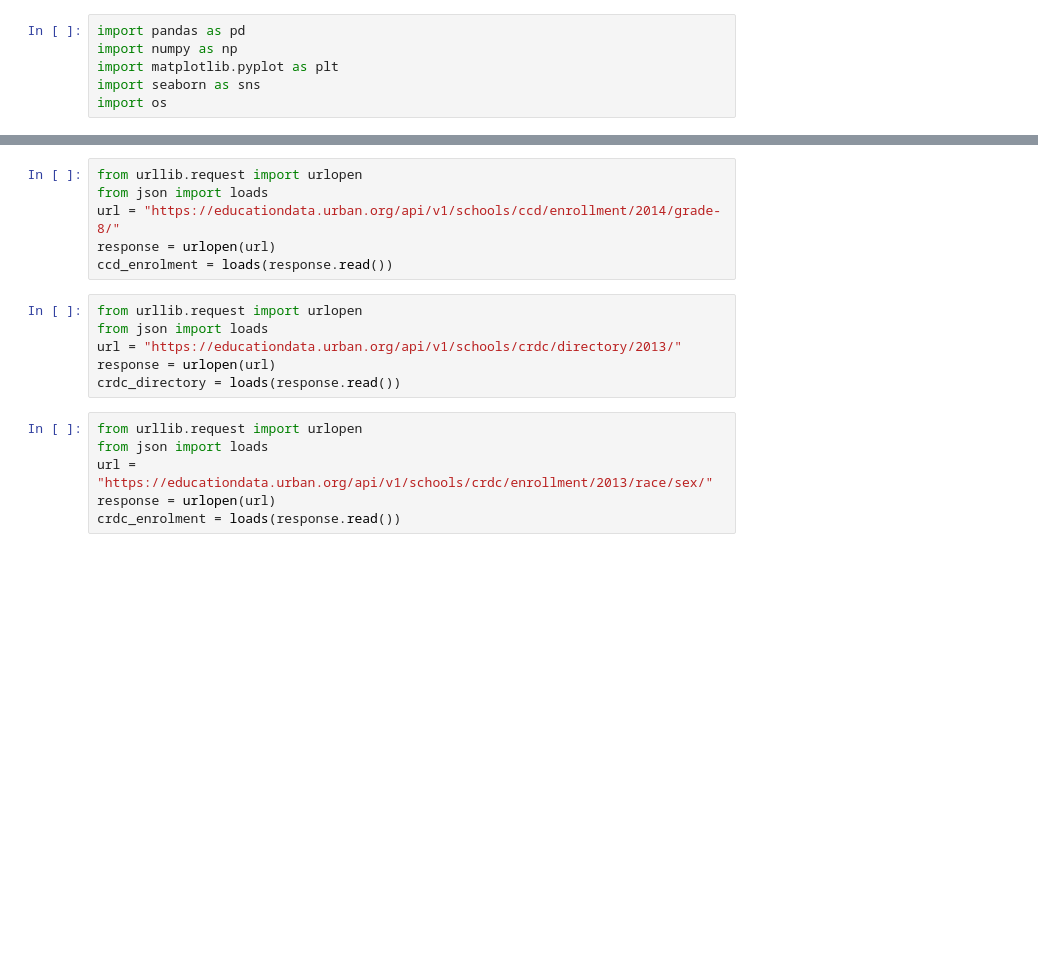
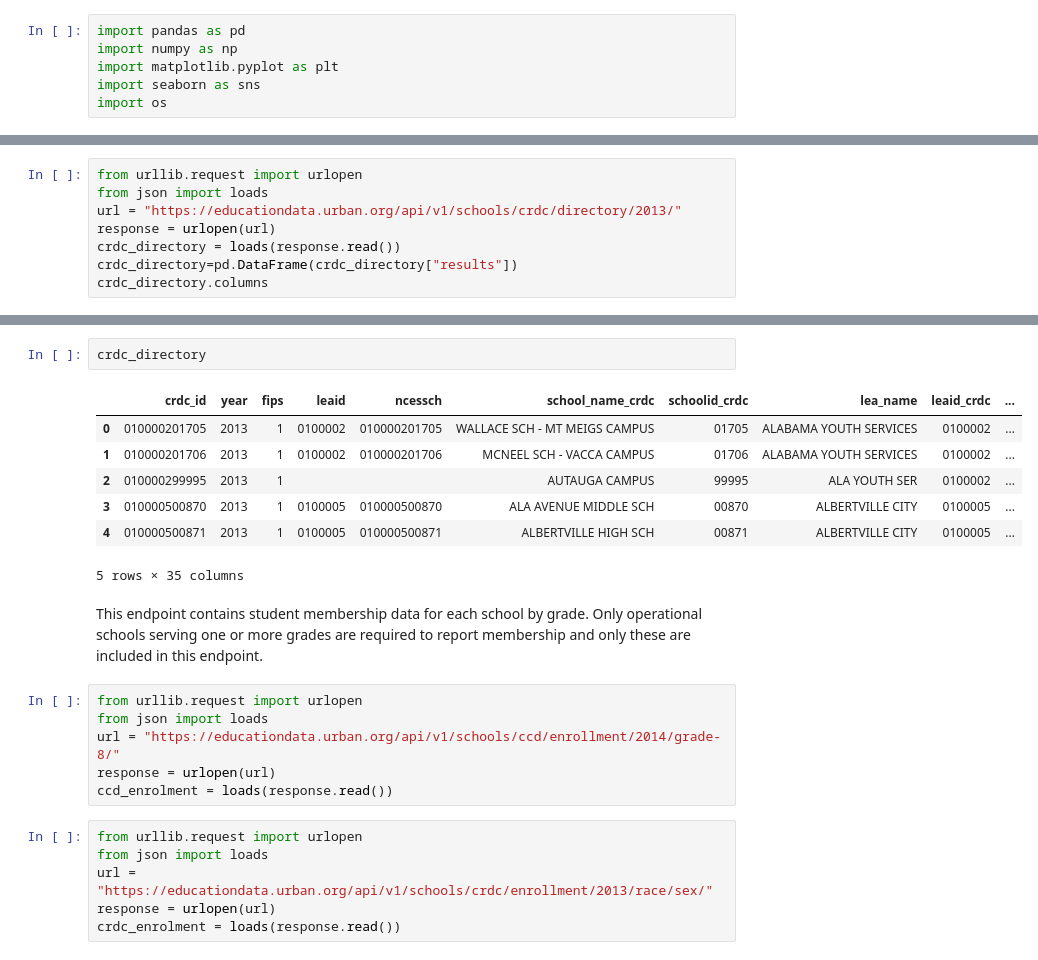
Before and after one commit to MaryamNzr/Springboard-Capstone-1, a Jupyter notebook: Education-Data-Portal.ipynb, the cells around one changed output, grey strips where cells are left out. Saved outputs shown, nothing was run; the diff lists cells and outputs as text; blank space fills up the shorter version.

```diff
--- a/Education-Data-Portal.ipynb
+++ b/Education-Data-Portal.ipynb
@@ -16,0 +59,8 @@ This endpoint contains student membership data for each school by grade. Only op
+# %%
+from urllib.request import urlopen
+from json import loads
+url = "https://educationdata.urban.org/api/v1/schools/crdc/directory/2013/"
+response = urlopen(url)
+crdc_directory = loads(response.read())
+crdc_directory=pd.DataFrame(crdc_directory["results"])
+crdc_directory.columns
@@ -17,15 +76,21 @@ This endpoint contains student membership data for each school by grade. Only op
+# %%
+crdc_directory
+# %% [output]
+|  | crdc_id | year | fips | leaid | ncessch | school_name_crdc | schoolid_crdc | lea_name | leaid_crdc | ... |
+| 0 | 010000201705 | 2013 | 1 | 0100002 | 010000201705 | WALLACE SCH - MT MEIGS CAMPUS | 01705 | ALABAMA YOUTH SERVICES | 0100002 | ... |
+| 1 | 010000201706 | 2013 | 1 | 0100002 | 010000201706 | MCNEEL SCH - VACCA CAMPUS | 01706 | ALABAMA YOUTH SERVICES | 0100002 | ... |
+| 2 | 010000299995 | 2013 | 1 |  |  | AUTAUGA CAMPUS | 99995 | ALA YOUTH SER | 0100002 | ... |
+| 3 | 010000500870 | 2013 | 1 | 0100005 | 010000500870 | ALA AVENUE MIDDLE SCH | 00870 | ALBERTVILLE CITY | 0100005 | ... |
+| 4 | 010000500871 | 2013 | 1 | 0100005 | 010000500871 | ALBERTVILLE HIGH SCH | 00871 | ALBERTVILLE CITY | 0100005 | ... |
+5 rows × 35 columns
+# %% [markdown]
+This endpoint contains student membership data for each school by grade. Only operational schools serving one or more grades are required to report membership and only these are included in this endpoint.
 # %%
 from urllib.request import urlopen
 from json import loads
 url = "https://educationdata.urban.org/api/v1/schools/ccd/enrollment/2014/grade-8/"
 response = urlopen(url)
 ccd_enrolment = loads(response.read())
-# %%
-from urllib.request import urlopen
-from json import loads
-url = "https://educationdata.urban.org/api/v1/schools/crdc/directory/2013/"
-response = urlopen(url)
-crdc_directory = loads(response.read())
 # %%
 from urllib.request import urlopen
 from json import loads
```
Also changed, not shown: parts of 12 cells of this notebook.
